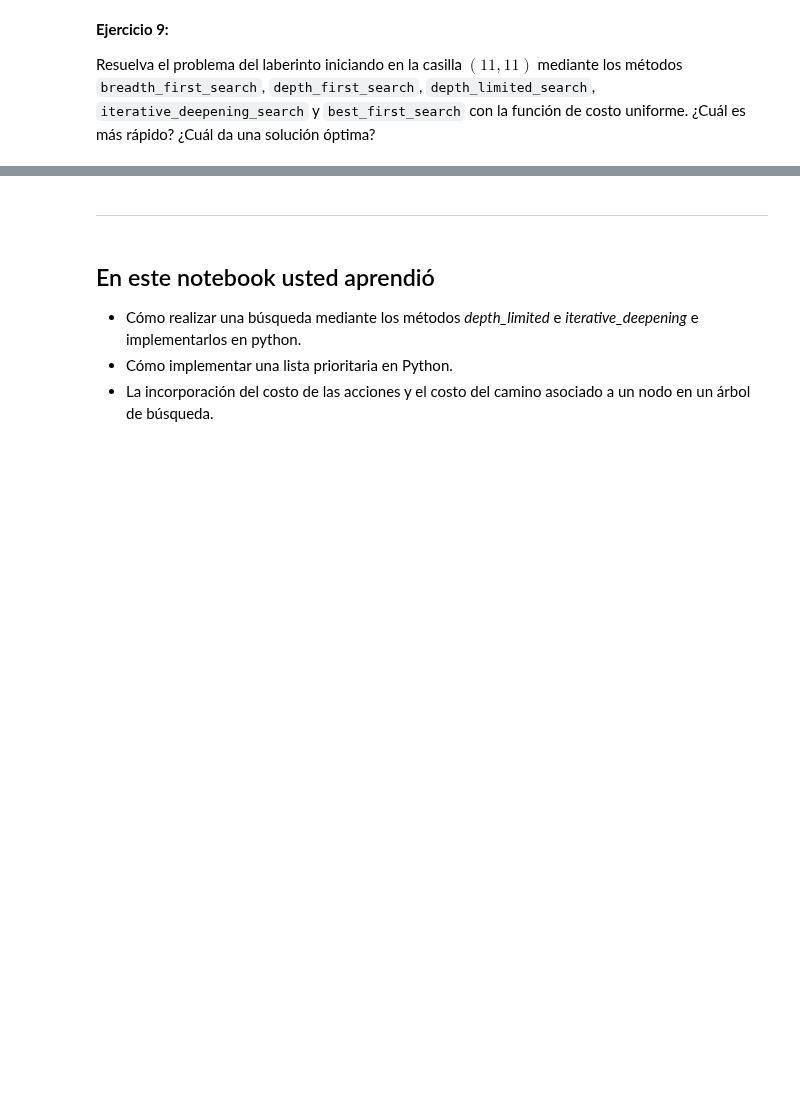
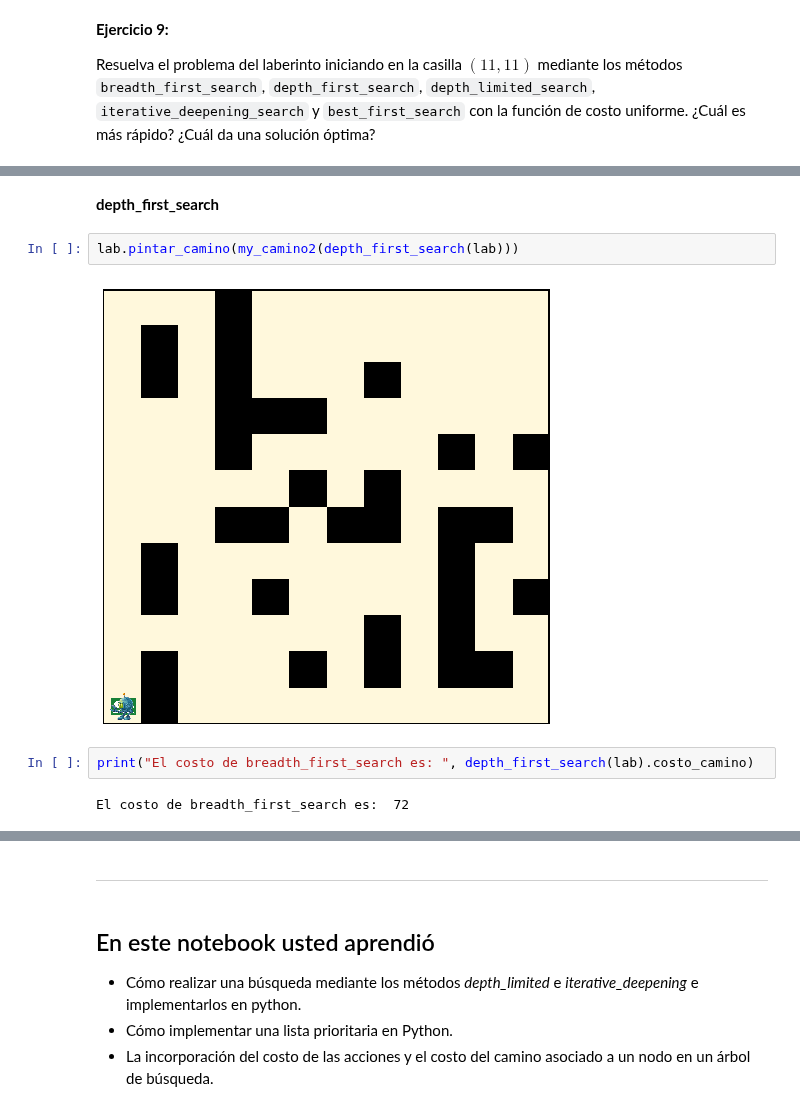
Before and after one commit to cgaravitoc/macc, a Jupyter notebook: AI/Notebook 3/nb3.ipynb, the cells around one changed output, grey strips where cells are left out. Drawn from its saved outputs; the diff is of its cells as text; blank space fills up the shorter version.

```diff
--- a/AI/Notebook 3/nb3.ipynb
+++ b/AI/Notebook 3/nb3.ipynb
@@ -677,0 +801,10 @@ Resuelva el problema del laberinto iniciando en la casilla $(11,11)$ mediante lo
+# %% [markdown]
+**depth_first_search**
+# %%
+lab.pintar_camino(my_camino2(depth_first_search(lab)))
+# %% [output]
+[figure, added]
+# %%
+print("El costo de breadth_first_search es: ", depth_first_search(lab).costo_camino)
+# %% [output]
+El costo de breadth_first_search es:  72
```
Also changed, not shown: parts of 33 cells of this notebook.
